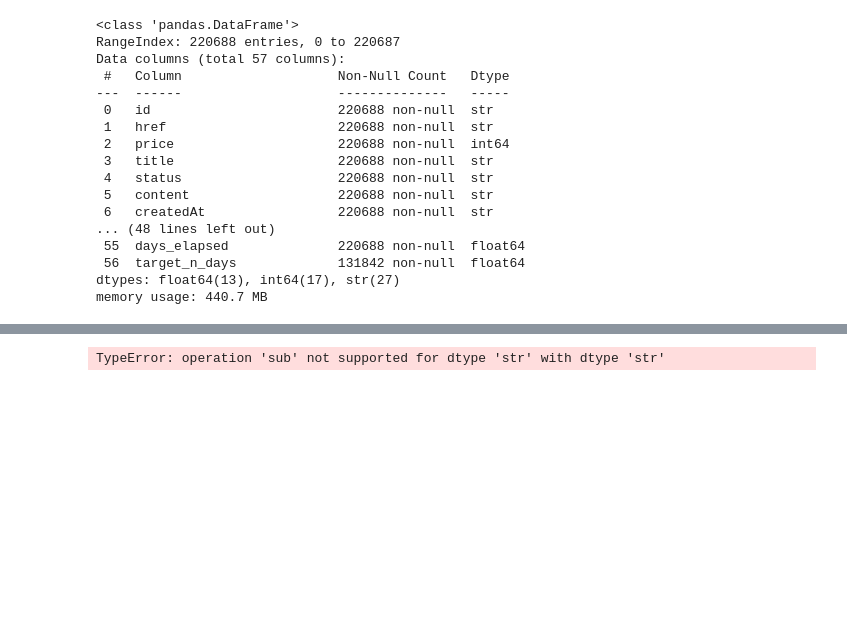
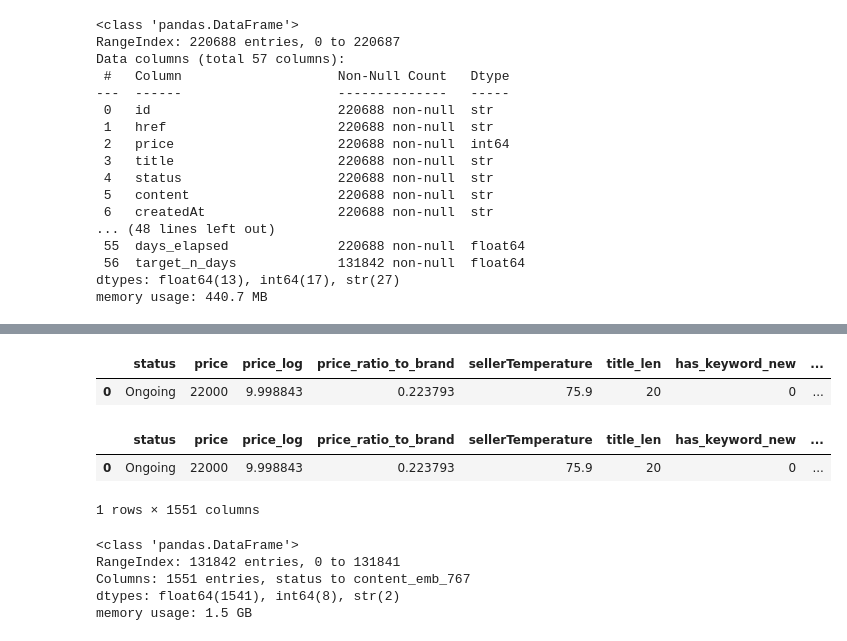
Before and after one commit to PotenUP3-02-Daangn-Marke/pj02_Daangn-marke, a Jupyter notebook: notebooks/daangn-test.ipynb, the cells around one changed output, grey strips where cells are left out. Drawn from its saved outputs; the diff is of its cells as text; code cells hidden in the pictures; blank space fills up the shorter version.

Commit message:
created test file for training on server

```diff
--- a/notebooks/daangn-test.ipynb
+++ b/notebooks/daangn-test.ipynb
@@ -32,5 +94,12 @@ memory usage: 440.7 MB
 # %%
 n_days = 7  # 예: 7일 이내 판매 여부
+
+
+# 0. datetime 타입으로 변환 (timezone 제거 혹은 통일)
+clean_df['createdAt'] = pd.to_datetime(clean_df['createdAt'], utc=True, format='mixed')
+clean_df['boostedAt'] = pd.to_datetime(clean_df['boostedAt'], utc=True, format='mixed')
+clean_df['crawledAt'] = pd.to_datetime(clean_df['crawledAt'], utc=True, format='mixed')
+
 
 # 1. 경과 시간(일) 계산
 clean_df['days_elapsed'] = (
@@ -55,5 +124,4 @@ clean_df['target_n_days'] = clean_df.apply(lambda x: make_target(x, n_days), axi
 
 # 판별 불가능한(보류된) 데이터 학습에서 제외
 train_df = clean_df.dropna(subset=['target_n_days']).copy()
+train_df['target_n_days'] = train_df['target_n_days'].astype(int)
-# %% [output]
-TypeError: operation 'sub' not supported for dtype 'str' with dtype 'str'
@@ -59,0 +161,22 @@ TypeError: operation 'sub' not supported for dtype 'str' with dtype 'str'
+# %%
+df = pd.read_csv('../data/csv/train_df.csv')
+df.head(1)
+# %% [output]
+|  | status | price | price_log | price_ratio_to_brand | sellerTemperature | title_len | has_keyword_new | ... |
+| 0 | Ongoing | 22000 | 9.998843 | 0.223793 | 75.9 | 20 | 0 | ... |
+# %%
+vec_df = pd.read_csv('../data/csv/vectorized_df.csv')
+
+vec_df.head(1)
+# %% [output]
+|  | status | price | price_log | price_ratio_to_brand | sellerTemperature | title_len | has_keyword_new | ... |
+| 0 | Ongoing | 22000 | 9.998843 | 0.223793 | 75.9 | 20 | 0 | ... |
+1 rows × 1551 columns
+# %%
+vec_df.info()
+# %% [output]
+<class 'pandas.DataFrame'>
+RangeIndex: 131842 entries, 0 to 131841
+Columns: 1551 entries, status to content_emb_767
+dtypes: float64(1541), int64(8), str(2)
+memory usage: 1.5 GB
```
Also changed, not shown: parts of 13 cells of this notebook, 1 other file.
